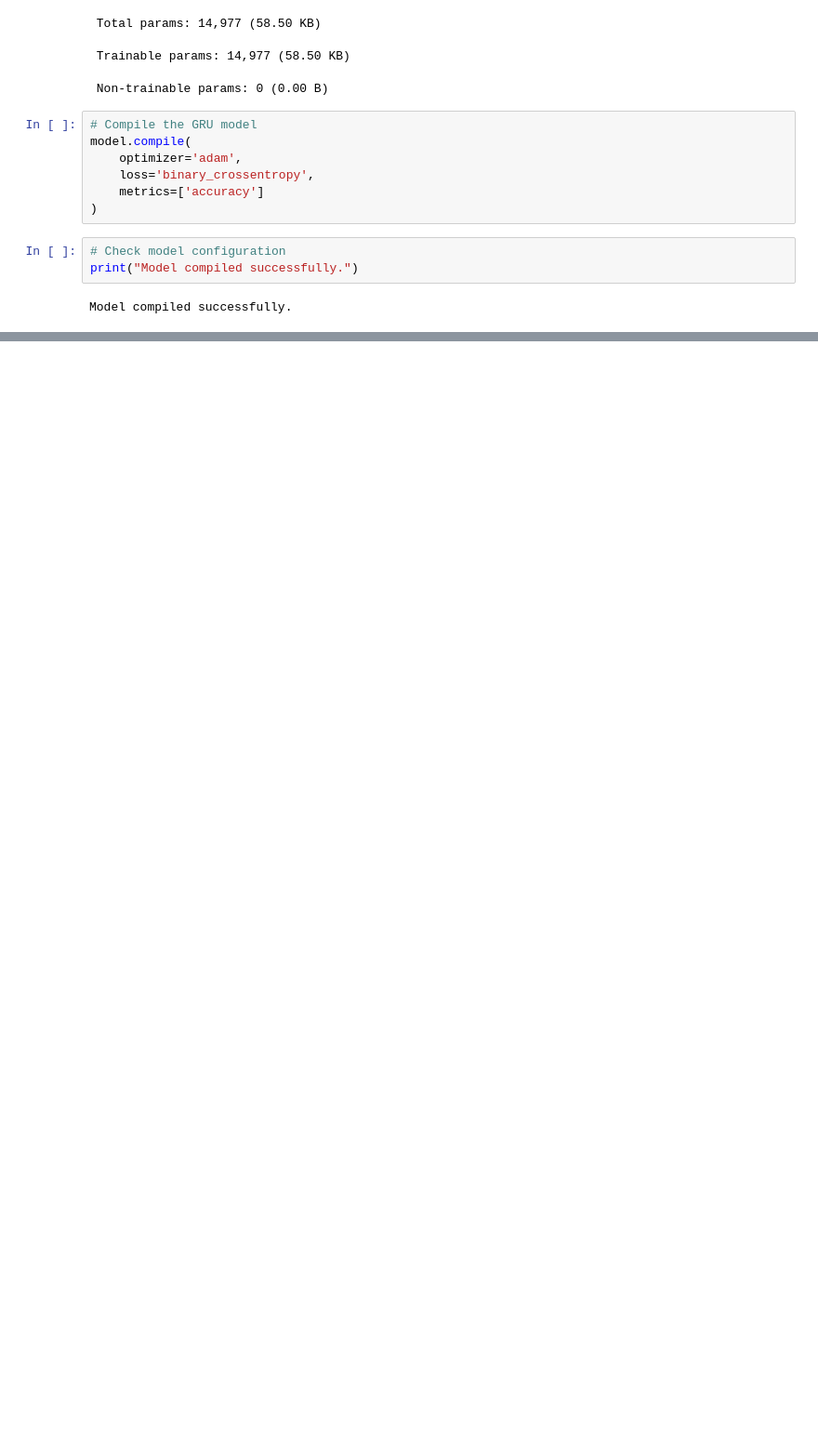
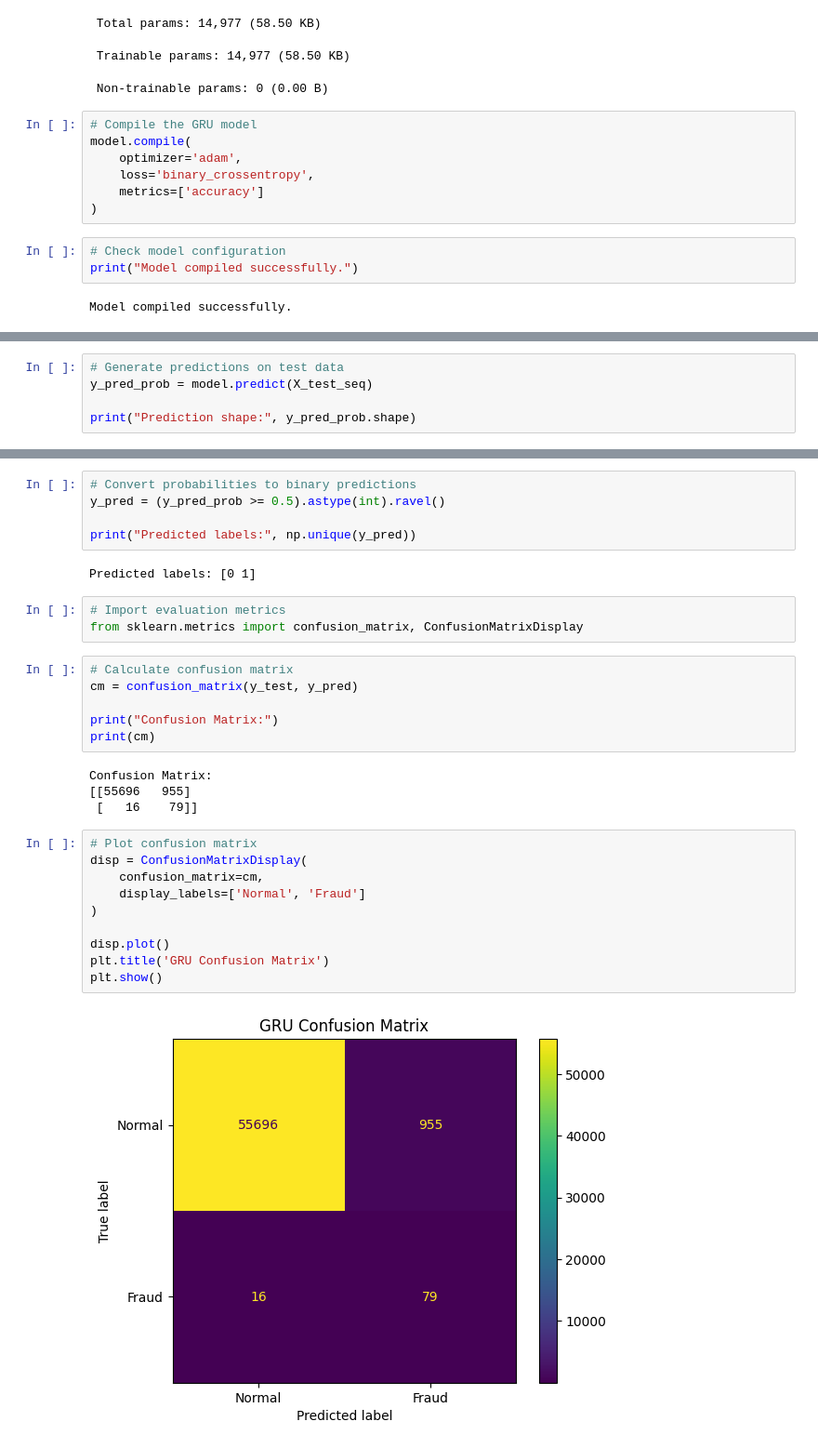
Before and after one commit to SarVibe/SE4050_Deep-Learning_Assignment, a Jupyter notebook: notebooks/GRU/GRU_Model.ipynb, the cells around one changed output, grey strips where cells are left out. Shown at 93% size. Cells and saved outputs as stored; diff of their text form; blank space fills up the shorter version.

```diff
--- a/notebooks/GRU/GRU_Model.ipynb
+++ b/notebooks/GRU/GRU_Model.ipynb
@@ -143,0 +245,5 @@ Model compiled successfully.
+# %%
+# Generate predictions on test data
+y_pred_prob = model.predict(X_test_seq)
+
+print("Prediction shape:", y_pred_prob.shape)
@@ -143,0 +253,32 @@ Model compiled successfully.
+# %%
+# Convert probabilities to binary predictions
+y_pred = (y_pred_prob >= 0.5).astype(int).ravel()
+
+print("Predicted labels:", np.unique(y_pred))
+# %% [output]
+Predicted labels: [0 1]
+# %%
+# Import evaluation metrics
+from sklearn.metrics import confusion_matrix, ConfusionMatrixDisplay
+# %%
+# Calculate confusion matrix
+cm = confusion_matrix(y_test, y_pred)
+
+print("Confusion Matrix:")
+print(cm)
+# %% [output]
+Confusion Matrix:
+[[55696   955]
+ [   16    79]]
+# %%
+# Plot confusion matrix
+disp = ConfusionMatrixDisplay(
+    confusion_matrix=cm,
+    display_labels=['Normal', 'Fraud']
+)
+
+disp.plot()
+plt.title('GRU Confusion Matrix')
+plt.show()
+# %% [output]
+[figure, added]
```
Also changed, not shown: parts of 30 cells of this notebook.
